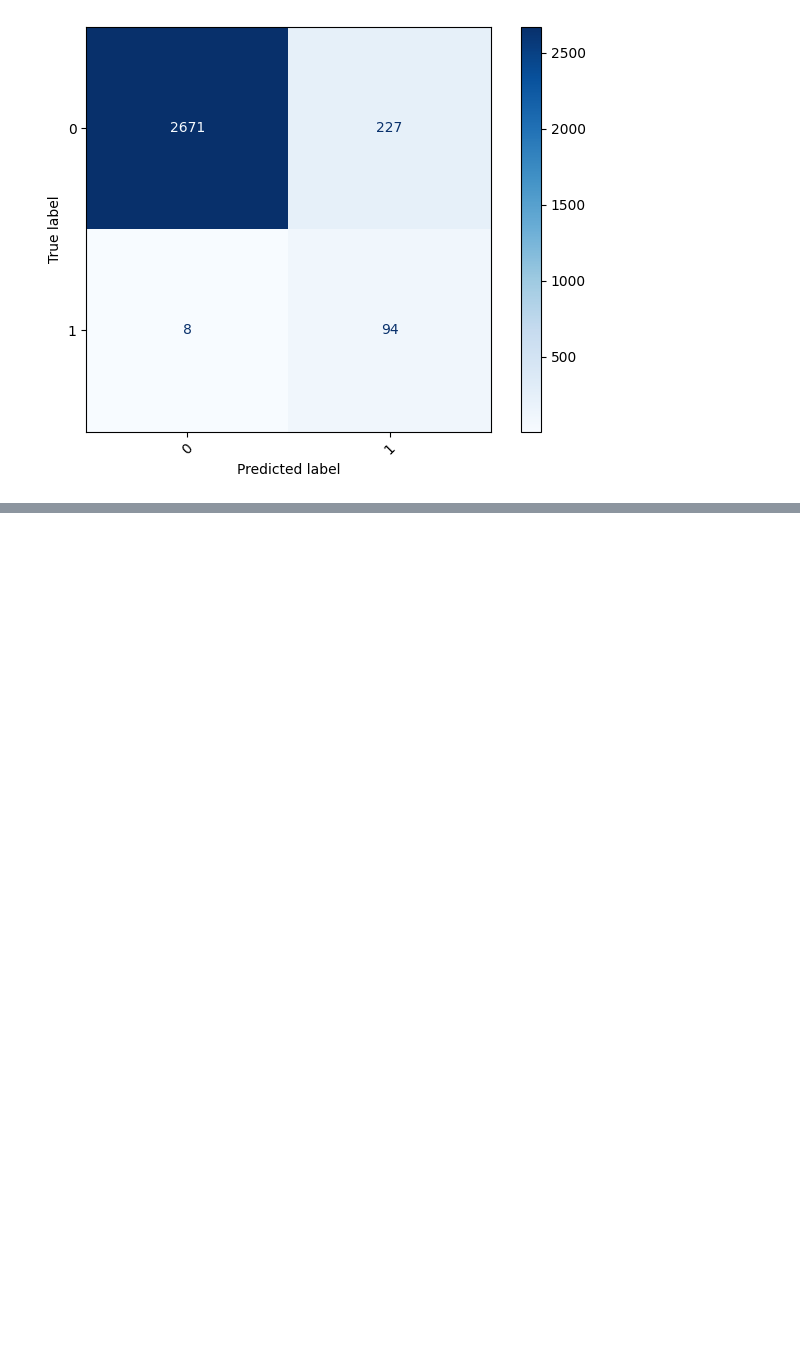
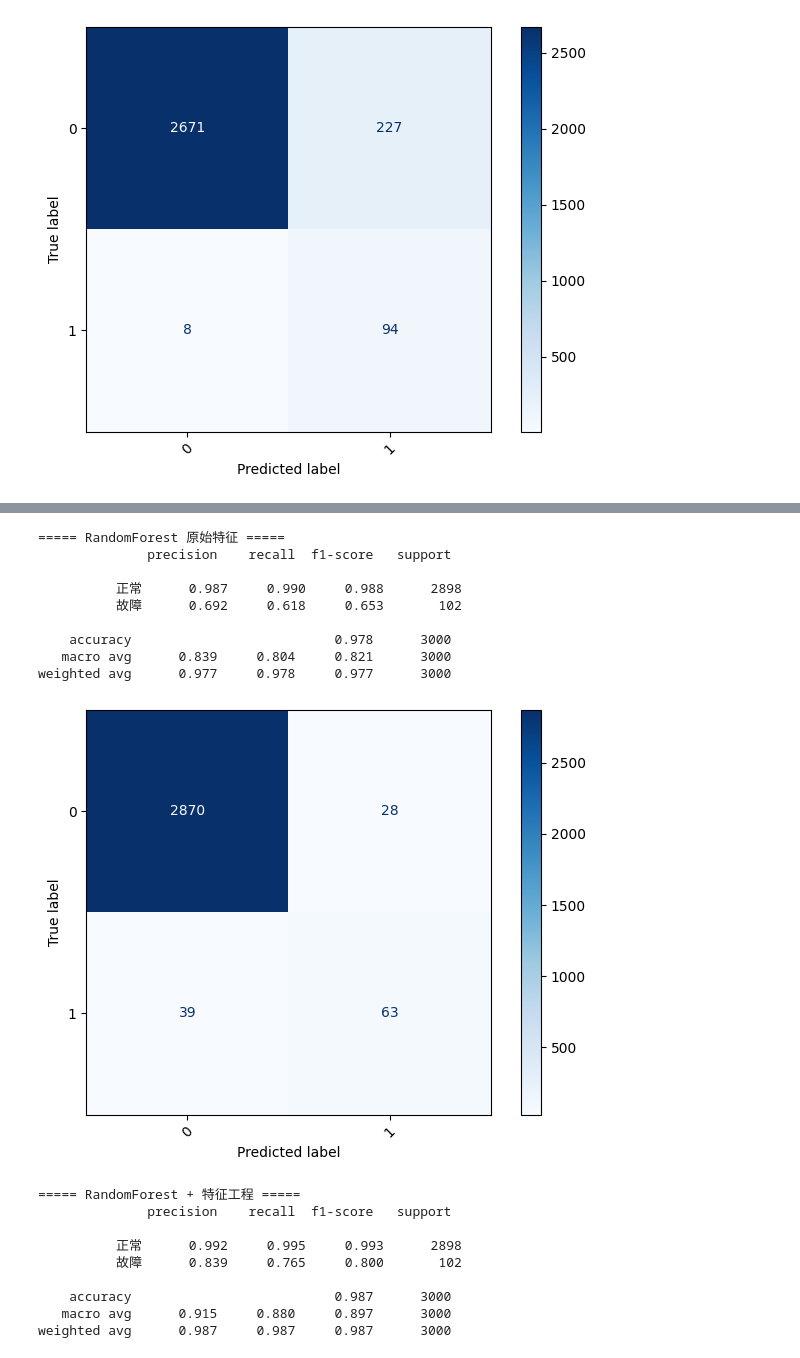
Before and after one commit to Ahao6666/MachineLearning_Notes, a Jupyter notebook: Python Guidance/day76-90/predictive_maintenance.ipynb, the cells around one changed output, grey strips where cells are left out. Drawn from its saved outputs; the diff is of its cells as text; code cells hidden in the pictures; blank space fills up the shorter version.

```diff
--- a/Python Guidance/day76-90/predictive_maintenance.ipynb
+++ b/Python Guidance/day76-90/predictive_maintenance.ipynb
@@ -274,0 +404,11 @@ plt.show()
+# %%
+from sklearn.ensemble import RandomForestClassifier
+from xgboost import XGBClassifier  # 或 lightgbm
+
+rf = Pipeline([
+    ("prep", preprocessor),
+    ("model", RandomForestClassifier(n_estimators=300, class_weight="balanced", random_state=42)),
+])
+rf.fit(X_train, y_train)
+y_pred_rf = rf.predict(X_test)
+print(classification_report(y_test, y_pred_rf))
@@ -274,0 +479,66 @@ plt.show()
+# %%
+# 新特征下的预处理器
+preprocessor_ext = ColumnTransformer(
+    transformers=[
+        ("num", StandardScaler(), extended_features),
+        ("cat", OneHotEncoder(handle_unknown="ignore"), categorical_features),
+    ]
+)
+
+
+def evaluate_rf(prep, Xtr, Xte, ytr, yte, name):
+    model = Pipeline(
+        steps=[
+            ("prep", prep),
+            ("model", RandomForestClassifier(
+                n_estimators=300,
+                class_weight="balanced",
+                random_state=42,
+            )),
+        ]
+    )
+    model.fit(Xtr, ytr)
+    pred = model.predict(Xte)
+    print(f"\n===== {name} =====")
+    print(classification_report(yte, pred, target_names=["正常", "故障"], digits=3))
+
+    ConfusionMatrixDisplay.from_estimator(
+        model, Xte, yte, xticks_rotation=45, cmap="Blues"
+    )
+    plt.tight_layout()
+    plt.show()
+    return model
+
+
+# 基线：原始特征
+evaluate_rf(preprocessor, X_train, X_test, y_train, y_test, "RandomForest 原始特征")
+
+# 特征工程后
+evaluate_rf(
+    preprocessor_ext,
+    X_train_ext,
+    X_test_ext,
+    y_train_ext,
+    y_test_ext,
+    "RandomForest + 特征工程",
+)
+# %% [output]
+===== RandomForest 原始特征 =====
+              precision    recall  f1-score   support
+
+          正常      0.987     0.990     0.988      2898
+          故障      0.692     0.618     0.653       102
+
+    accuracy                          0.978      3000
+   macro avg      0.839     0.804     0.821      3000
+weighted avg      0.977     0.978     0.977      3000
+[figure, added]
+===== RandomForest + 特征工程 =====
+              precision    recall  f1-score   support
+
+          正常      0.992     0.995     0.993      2898
+          故障      0.839     0.765     0.800       102
+
+    accuracy                          0.987      3000
+   macro avg      0.915     0.880     0.897      3000
+weighted avg      0.987     0.987     0.987      3000
```
Also changed, not shown: parts of 19 cells of this notebook, 3 other files.
